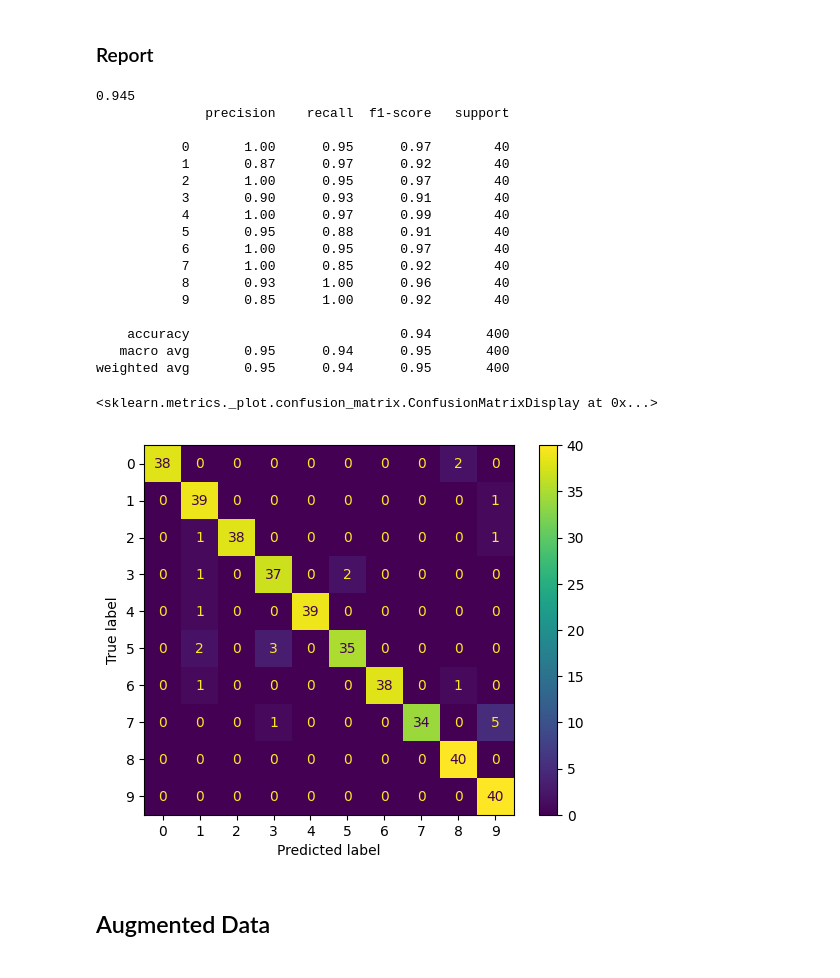
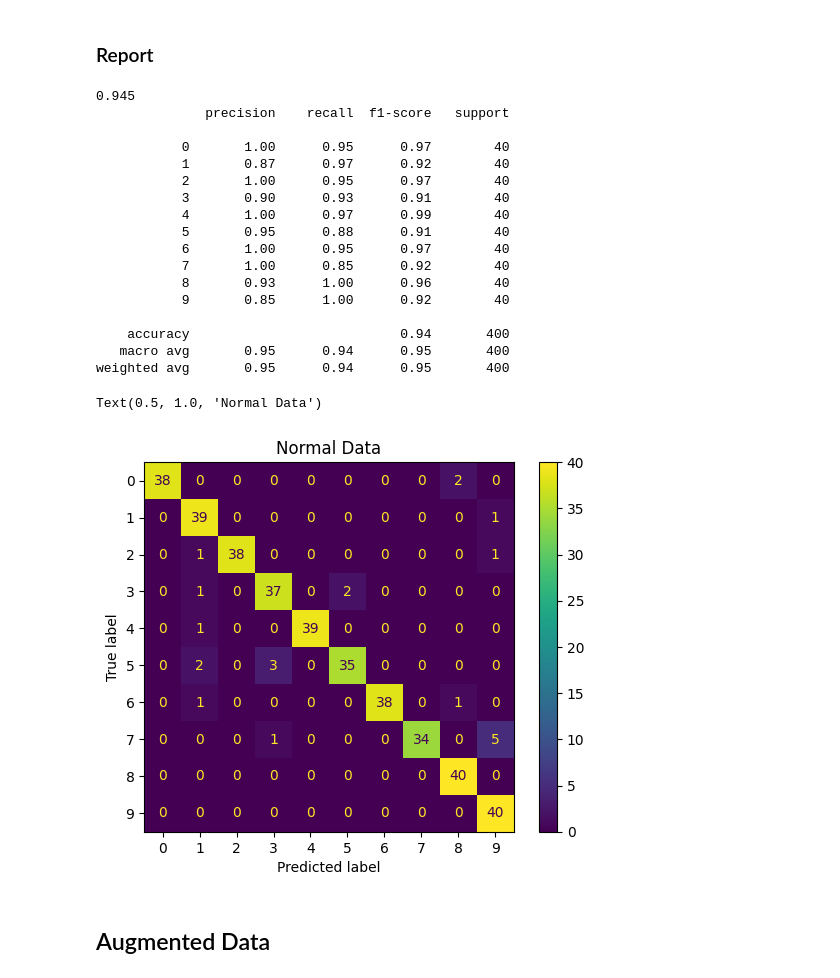
Before and after one commit to oyjuffer/FER-CNN, a Jupyter notebook: naive_bayes.ipynb, the cells around one changed output. Drawn from its saved outputs; the diff is of its cells as text; code cells hidden in the pictures.

```diff
--- a/naive_bayes.ipynb
+++ b/naive_bayes.ipynb
@@ -86,28 +86,28 @@ y_pred = gnb.fit(X_train, y_train).predict(X_test)
 # %%
 print(accuracy_score(y_test, y_pred))
 print(classification_report(y_test, y_pred))
 
-ConfusionMatrixDisplay.from_predictions(y_test, y_pred, labels=gnb.classes_)
+ConfusionMatrixDisplay.from_predictions(y_test, y_pred, labels=gnb.classes_).ax_.set_title("Normal Data")
 # %% [output]
 0.945
               precision    recall  f1-score   support
 
            0       1.00      0.95      0.97        40
            1       0.87      0.97      0.92        40
            2       1.00      0.95      0.97        40
            3       0.90      0.93      0.91        40
            4       1.00      0.97      0.99        40
            5       0.95      0.88      0.91        40
            6       1.00      0.95      0.97        40
            7       1.00      0.85      0.92        40
            8       0.93      1.00      0.96        40
            9       0.85      1.00      0.92        40
 
     accuracy                           0.94       400
    macro avg       0.95      0.94      0.95       400
 weighted avg       0.95      0.94      0.95       400
-<sklearn.metrics._plot.confusion_matrix.ConfusionMatrixDisplay at 0x...>
+Text(0.5, 1.0, 'Normal Data')
-[figure, old version]
+[figure, new version]
 # %% [markdown]
 ## Augmented Data
 # %% [markdown]
```
Also changed, not shown: parts of 1 cell of this notebook.
